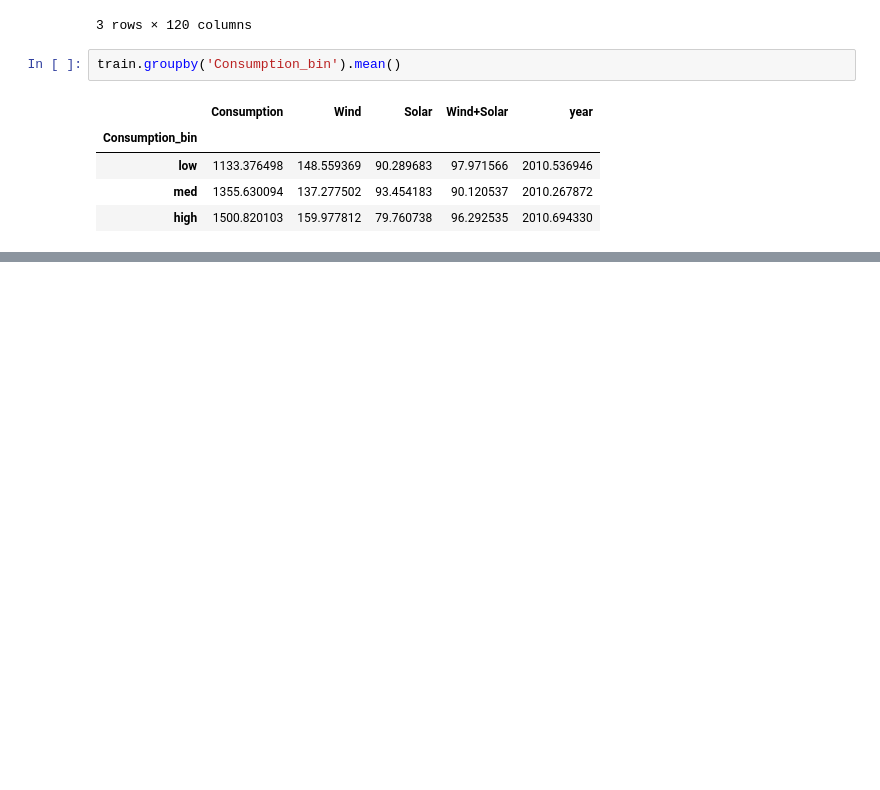
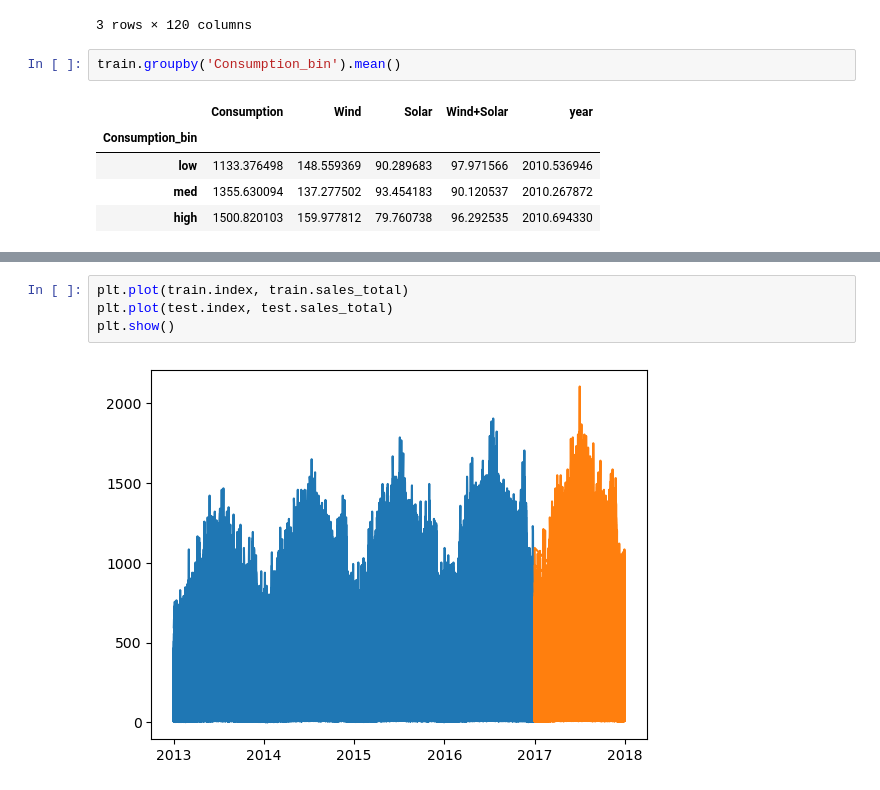
Before and after one commit to Divante222/time-series-exercises, a Jupyter notebook: explore.ipynb, the cells around one changed output, grey strips where cells are left out. Drawn from its saved outputs; the diff is of its cells as text; blank space fills up the shorter version.

```diff
--- a/explore.ipynb
+++ b/explore.ipynb
@@ -304,0 +337,6 @@ train.groupby('Consumption_bin').mean()
+# %%
+plt.plot(train.index, train.sales_total)
+plt.plot(test.index, test.sales_total)
+plt.show()
+# %% [output]
+[figure, added]
```
Also changed, not shown: parts of 39 cells of this notebook, 1 other file.
